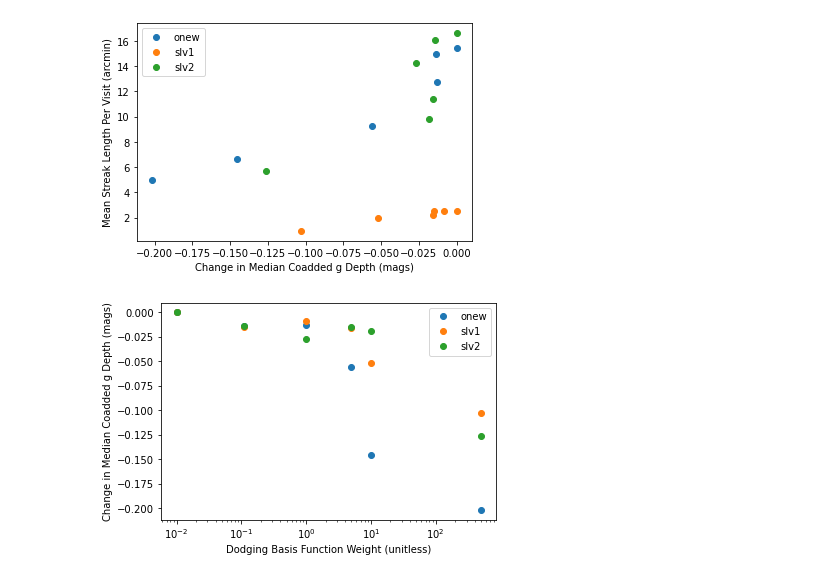
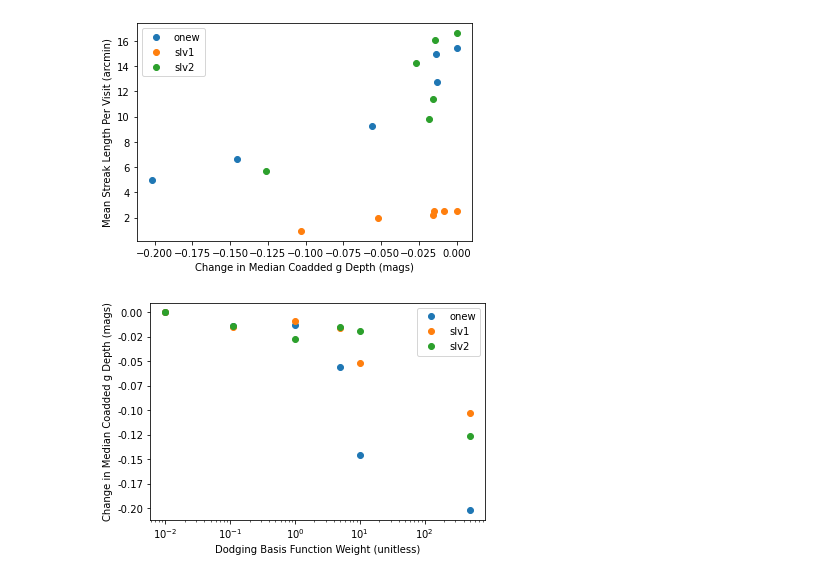
Before and after one commit to lsst-sims/satellite-dodging-ApJL, a Jupyter notebook: plots/compare_sim_runs.ipynb, the cells around one changed output. Drawn from its saved outputs; the diff is of its cells as text; code cells hidden in the pictures.

Commit message:
plot fiddle

```diff
--- a/plots/compare_sim_runs.ipynb
+++ b/plots/compare_sim_runs.ipynb
@@ -215,18 +216,19 @@ plt.savefig('streak_length_v_deltam.pdf')
 # %%
 
 filtername = 'g'
 fig, ax = plt.subplots()
 for c_name in np.unique(df['constellation_name']):
     good = np.where(df['constellation_name'].values == c_name)[0]
 
     zp = df['Median CoaddM5 %s HealpixSlicer' % filtername][0]
     dm = df['Median CoaddM5 %s HealpixSlicer' % filtername] - zp
 
     ax.semilogx(df['dodge_weights'].values[good]+1e-2, dm[good], 'o', label=c_name )
 ax.set_ylabel('Change in Median Coadded %s Depth (mags)' % filtername)
 ax.set_xlabel('Dodging Basis Function Weight (unitless)')
+ax.yaxis.set_major_formatter(FormatStrFormatter('%.2f'))
 legend = ax.legend()
 
 plt.savefig('deltam_v_weight.pdf')
 # %% [output]
-[figure, old version]
+[figure, new version]
```
Also changed, not shown: parts of 1 cell of this notebook, 5 other files.
